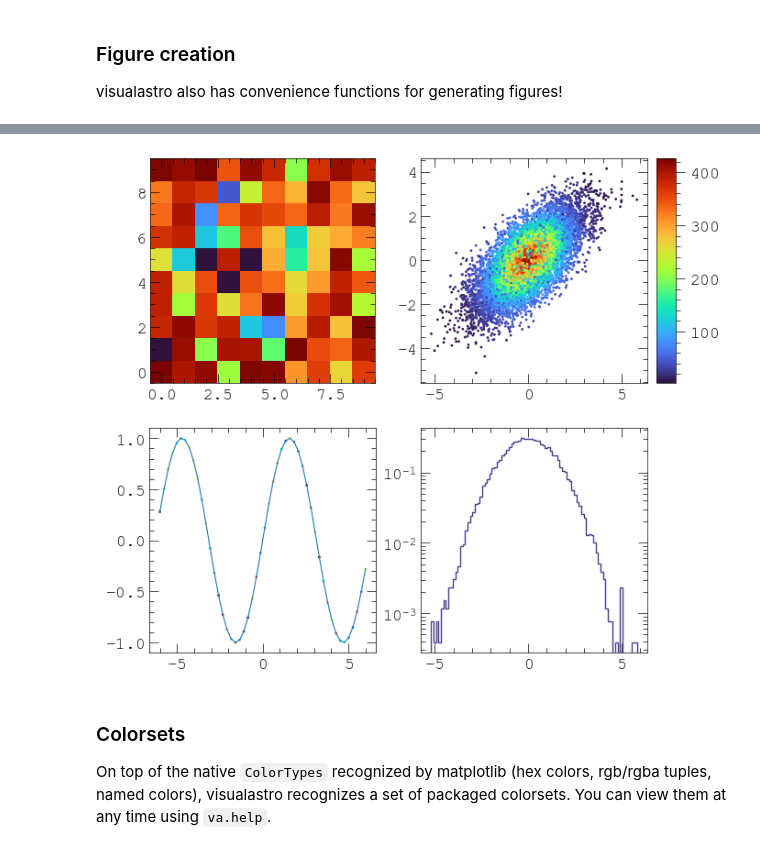
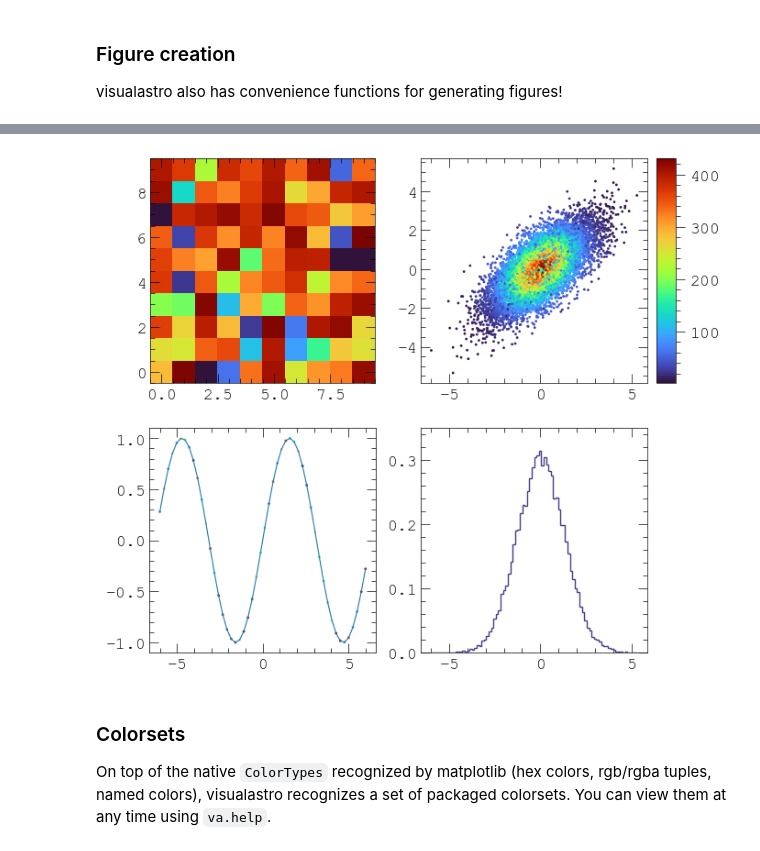
Before and after one commit to elkogerville/VisualAstro, a Jupyter notebook: examples/quickstart.ipynb, the cells around one changed output, grey strips where cells are left out. Saved outputs shown, nothing was run; the diff lists cells and outputs as text; code cells hidden in the pictures.

```diff
--- a/examples/quickstart.ipynb
+++ b/examples/quickstart.ipynb
@@ -115,2 +114,0 @@ plt.show()
-# %%
-va.config.axes.autoscale = True
@@ -121,18 +115,18 @@ va.ax.hist(np.vstack([x, y]).T, xlog=False)
 # %%
 with va.style('astro'):
     fig, ax = va.gridspec(nrows=2, ncols=2, figsize=(7,7))
 
     va.imshow(np.random.rand(10,10), ax=ax[0], colorbar=False, cmap='turbo')
 
     va.scatter(x, y, ax=ax[1], c=nd)
 
     va.scatter_fit(t, sin, deg=20, ax=ax[2], c=np.random.rand(len(t)), colorbar=False)
 
-    va.hist(np.vstack([x, y]).T, ax=ax[3], xlog=False, ylim=(0, 0.2))
+    va.hist(np.vstack([x, y]).T, ax=ax[3], xlog=False, ylog=False, ylim=(0, 0.35))
 
     plt.show()
 # %% [output]
-[figure, old version]
+[figure, new version]
 # %% [markdown]
 ### Colorsets
 
```
Also changed, not shown: parts of 8 cells of this notebook.
